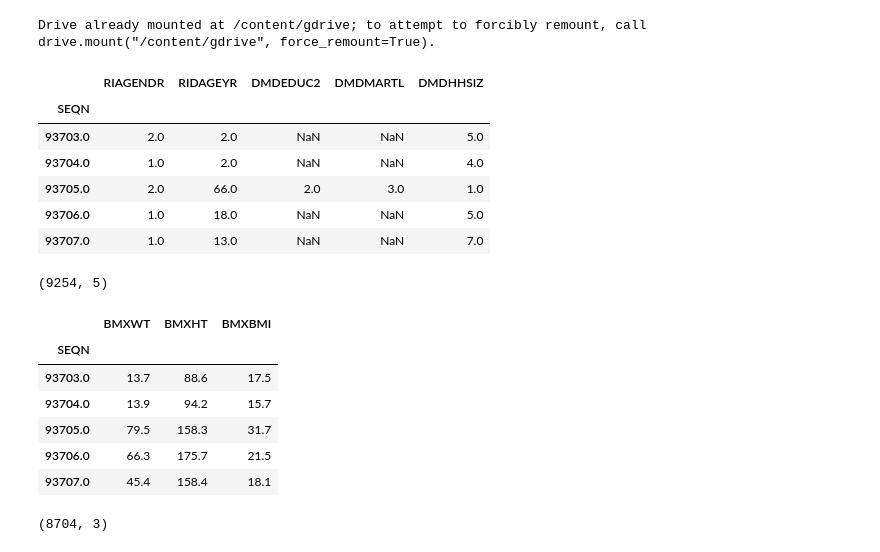
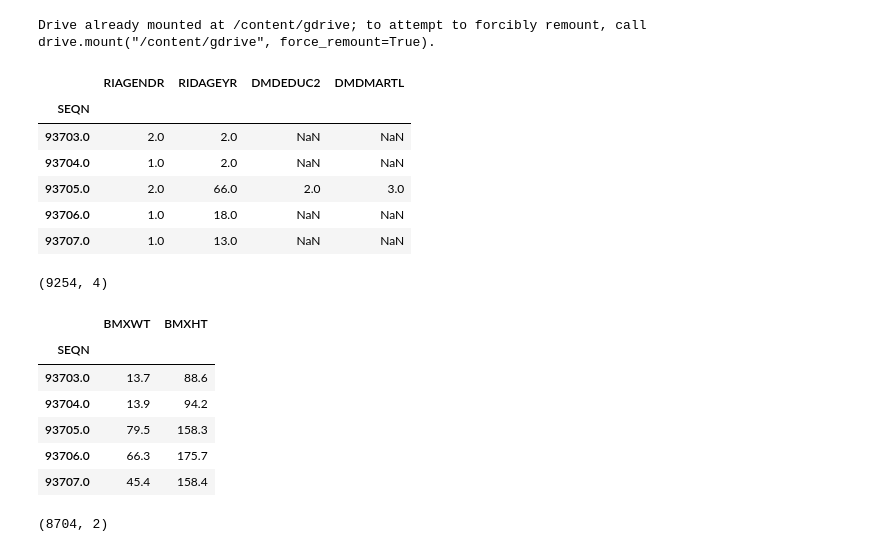
Before and after one commit to vitorp4/Ciencia-de-Dados, a Jupyter notebook: Projeto1.ipynb, the cells around one changed output. Saved outputs shown, nothing was run; the diff lists cells and outputs as text; code cells hidden in the pictures.

```diff
--- a/Projeto1.ipynb
+++ b/Projeto1.ipynb
@@ -9,31 +13,31 @@ drive.mount('/content/gdrive')
 Drive already mounted at /content/gdrive; to attempt to forcibly remount, call drive.mount("/content/gdrive", force_remount=True).
 # %%
 DEMO = pd.read_sas('/content/gdrive/My Drive/11º Período/Ciencia de Dados/DEMO_J.XPT', index='SEQN')
-DEMO = DEMO[['RIAGENDR', 'RIDAGEYR', 'DMDEDUC2', 'DMDMARTL', 'DMDHHSIZ']]
+DEMO = DEMO[['RIAGENDR', 'RIDAGEYR', 'DMDEDUC2', 'DMDMARTL']]
 display(DEMO.head())
 DEMO.shape
 # %% [output]
-|  | RIAGENDR | RIDAGEYR | DMDEDUC2 | DMDMARTL | DMDHHSIZ |
-| SEQN |  |  |  |  |  |
-| 93703.0 | 2.0 | 2.0 | NaN | NaN | 5.0 |
-| 93704.0 | 1.0 | 2.0 | NaN | NaN | 4.0 |
-| 93705.0 | 2.0 | 66.0 | 2.0 | 3.0 | 1.0 |
-| 93706.0 | 1.0 | 18.0 | NaN | NaN | 5.0 |
-| 93707.0 | 1.0 | 13.0 | NaN | NaN | 7.0 |
+|  | RIAGENDR | RIDAGEYR | DMDEDUC2 | DMDMARTL |
+| SEQN |  |  |  |  |
+| 93703.0 | 2.0 | 2.0 | NaN | NaN |
+| 93704.0 | 1.0 | 2.0 | NaN | NaN |
+| 93705.0 | 2.0 | 66.0 | 2.0 | 3.0 |
+| 93706.0 | 1.0 | 18.0 | NaN | NaN |
+| 93707.0 | 1.0 | 13.0 | NaN | NaN |
-(9254, 5)
+(9254, 4)
 # %%
 BMX = pd.read_sas('/content/gdrive/My Drive/11º Período/Ciencia de Dados/BMX_J.XPT', index='SEQN')
-BMX = BMX[['BMXWT', 'BMXHT', 'BMXBMI']]
+BMX = BMX[['BMXWT', 'BMXHT']]
 display(BMX.head())
 BMX.shape
 # %% [output]
-|  | BMXWT | BMXHT | BMXBMI |
-| SEQN |  |  |  |
-| 93703.0 | 13.7 | 88.6 | 17.5 |
-| 93704.0 | 13.9 | 94.2 | 15.7 |
-| 93705.0 | 79.5 | 158.3 | 31.7 |
-| 93706.0 | 66.3 | 175.7 | 21.5 |
-| 93707.0 | 45.4 | 158.4 | 18.1 |
+|  | BMXWT | BMXHT |
+| SEQN |  |  |
+| 93703.0 | 13.7 | 88.6 |
+| 93704.0 | 13.9 | 94.2 |
+| 93705.0 | 79.5 | 158.3 |
+| 93706.0 | 66.3 | 175.7 |
+| 93707.0 | 45.4 | 158.4 |
-(8704, 3)
+(8704, 2)
 # %%
 BPX = pd.read_sas('/content/gdrive/My Drive/11º Período/Ciencia de Dados/BPX_J.XPT', index='SEQN')
```
Also changed, not shown: parts of 33 cells of this notebook.
